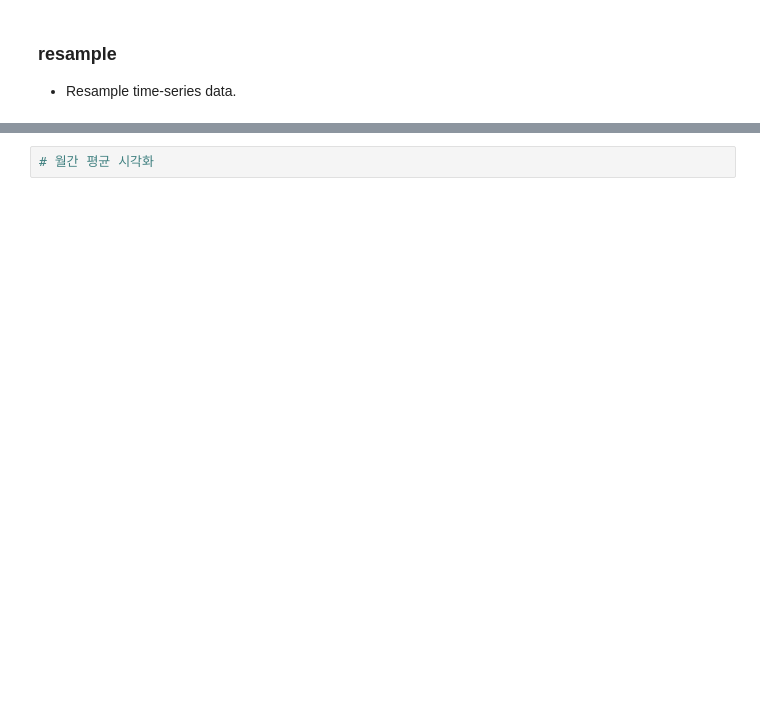
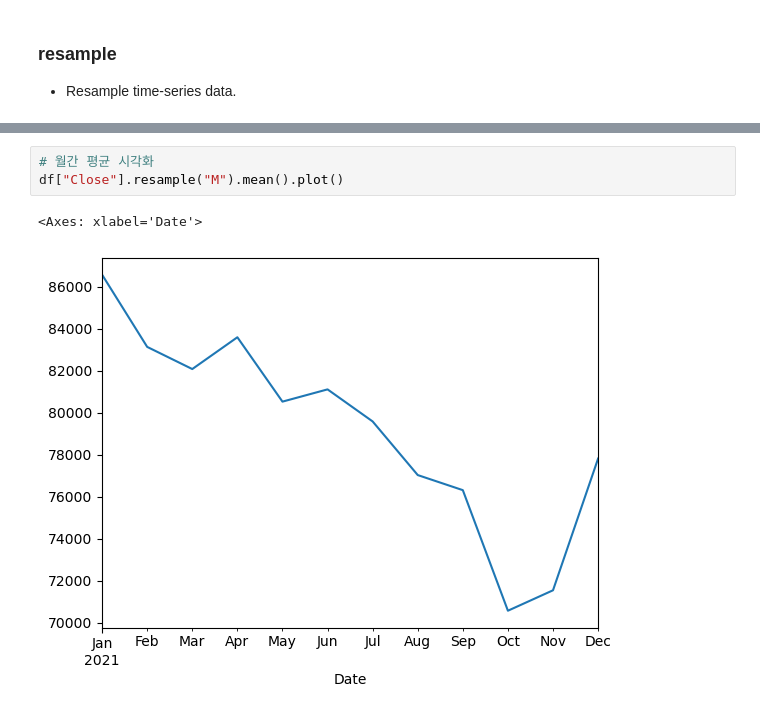
Before and after one commit to jamjamzo/finance-data-analysis, a Jupyter notebook: 6.1 일별 수익률과 이동평균-input.ipynb, the cells around one changed output, grey strips where cells are left out. Cells and saved outputs as stored; diff of their text form; blank space fills up the shorter version.

```diff
--- a/6.1 일별 수익률과 이동평균-input.ipynb
+++ b/6.1 일별 수익률과 이동평균-input.ipynb
@@ -256,4 +370,8 @@ df[["Close","SMA7","CMA", "EWM_long"]].plot(figsize=(10,4), title= "Exponential
 # %%
 # 월간 평균 시각화
+df["Close"].resample("M").mean().plot()
+# %% [output]
+<Axes: xlabel='Date'>
+[figure, added]
 # %%
 # 분기별 평균 구하기
```
Also changed, not shown: parts of 13 cells of this notebook, 2 other files.
